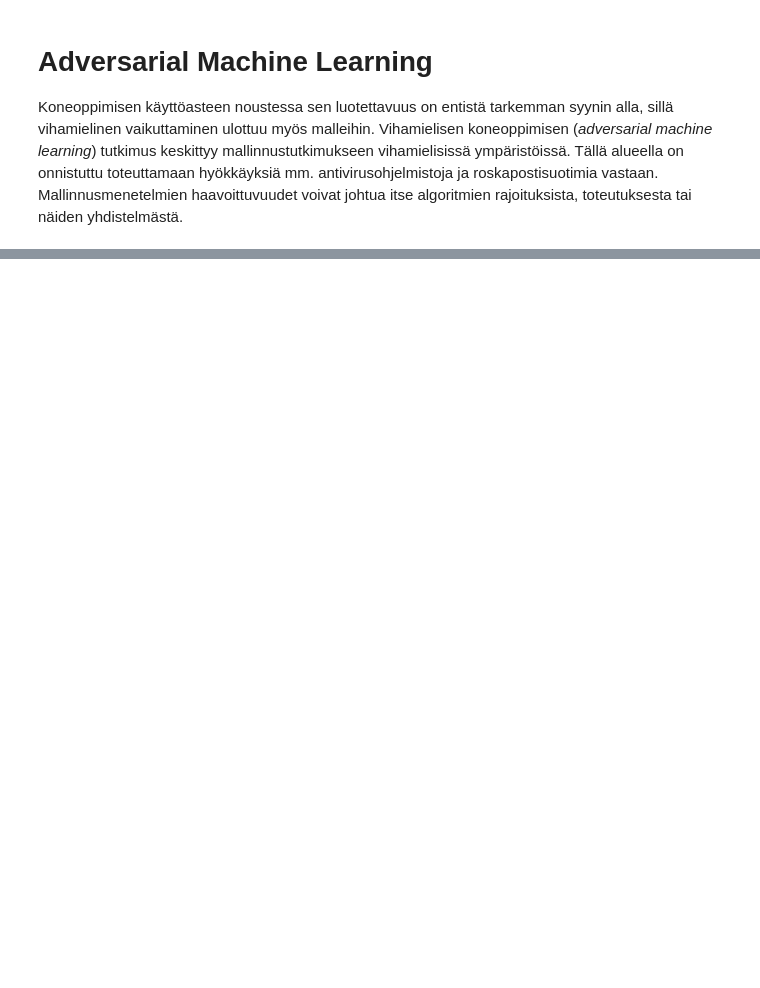
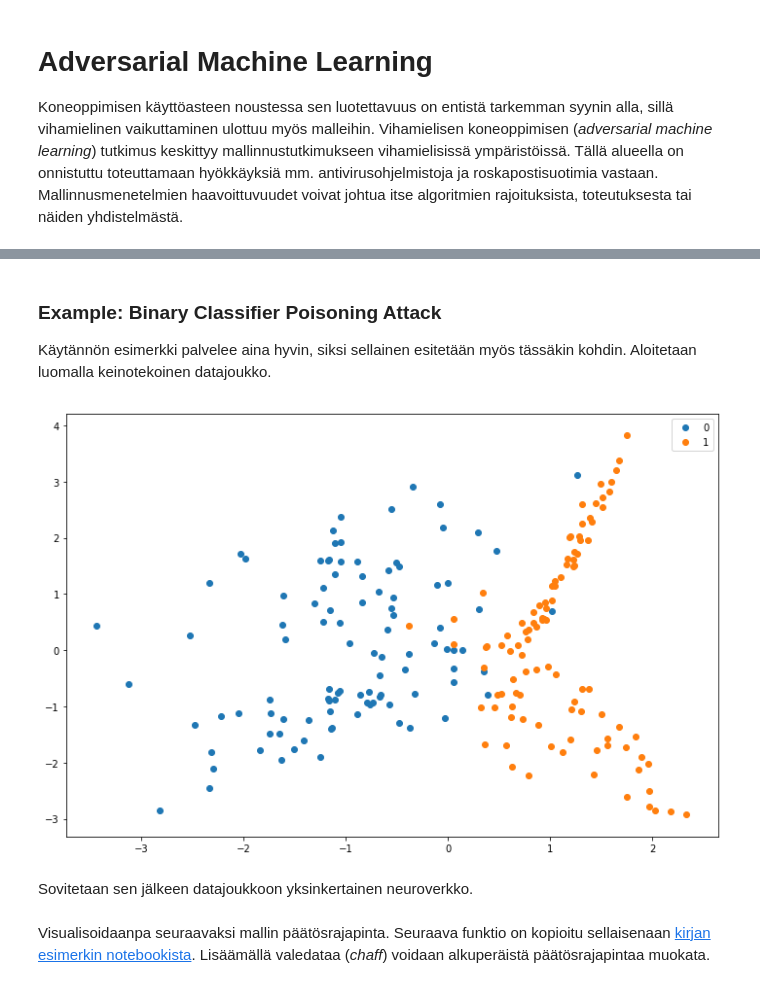
Before and after one commit to karmus89/machine-learning-and-security, a Jupyter notebook: 08. Adversarial Machine Learning.ipynb, the cells around one changed output, grey strips where cells are left out. Saved outputs shown, nothing was run; the diff lists cells and outputs as text; code cells hidden in the pictures; blank space fills up the shorter version.

Commit message:
Chapter done.

```diff
--- a/08. Adversarial Machine Learning.ipynb
+++ b/08. Adversarial Machine Learning.ipynb
@@ -22,0 +45,20 @@ Tutkimuksen alkuvaiheissa keskityttiin mm. laadullista analyysiä helpottavan ta
+# %% [markdown]
+### Example: Binary Classifier Poisoning Attack
+
+Käytännön esimerkki palvelee aina hyvin, siksi sellainen esitetään myös tässäkin kohdin. Aloitetaan luomalla keinotekoinen datajoukko.
+# %%
+from sklearn.datasets import make_classification
+import matplotlib.pyplot as plt
+%matplotlib inline
+
+x, y = make_classification(n_samples=200, n_features=2, n_informative=2,n_redundant=0,weights=[.5,.5],random_state=0)
+
+plt.rcParams['figure.figsize'] = 12,8
+plt.scatter(x[y==0][:,0],x[y==0][:,1],label='0')
+plt.scatter(x[y==1][:,0],x[y==1][:,1],label='1')
+plt.legend()
+plt.show()
+# %% [output]
+[figure, added]
+# %% [markdown]
+Sovitetaan sen jälkeen datajoukkoon yksinkertainen neuroverkko.
@@ -22,0 +73,2 @@ Tutkimuksen alkuvaiheissa keskityttiin mm. laadullista analyysiä helpottavan ta
+# %% [markdown]
+Visualisoidaanpa seuraavaksi mallin päätösrajapinta. Seuraava funktio on kopioitu sellaisenaan [kirjan esimerkin notebookista](https://github.com/oreilly-mlsec/book-resources/blob/master/chapter8/classifier-poisoning.ipynb). Lisäämällä valedataa (*chaff*) voidaan alkuperäistä päätösrajapintaa muokata.
```
Also changed, not shown: parts of 18 cells of this notebook, 1 other file.
